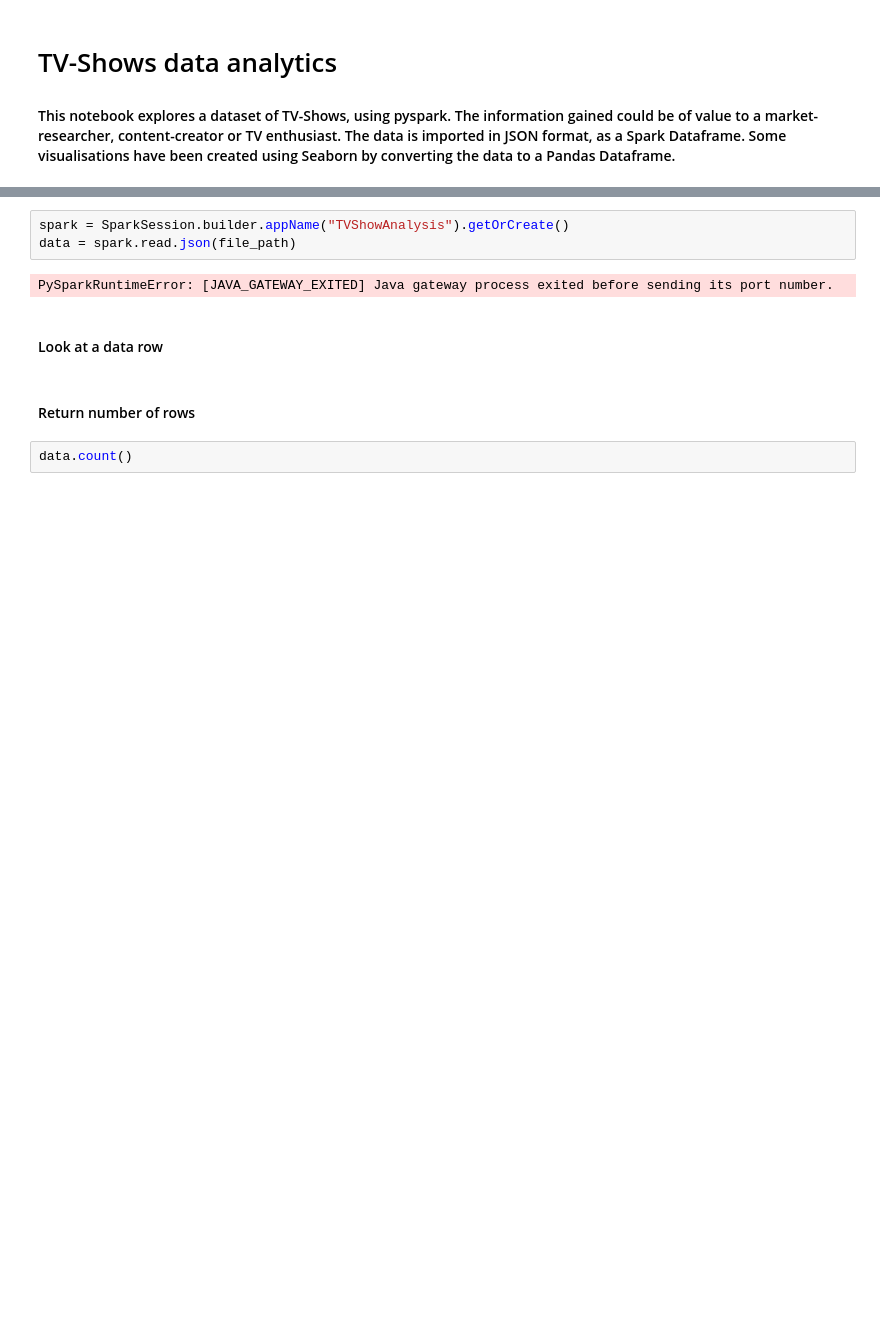
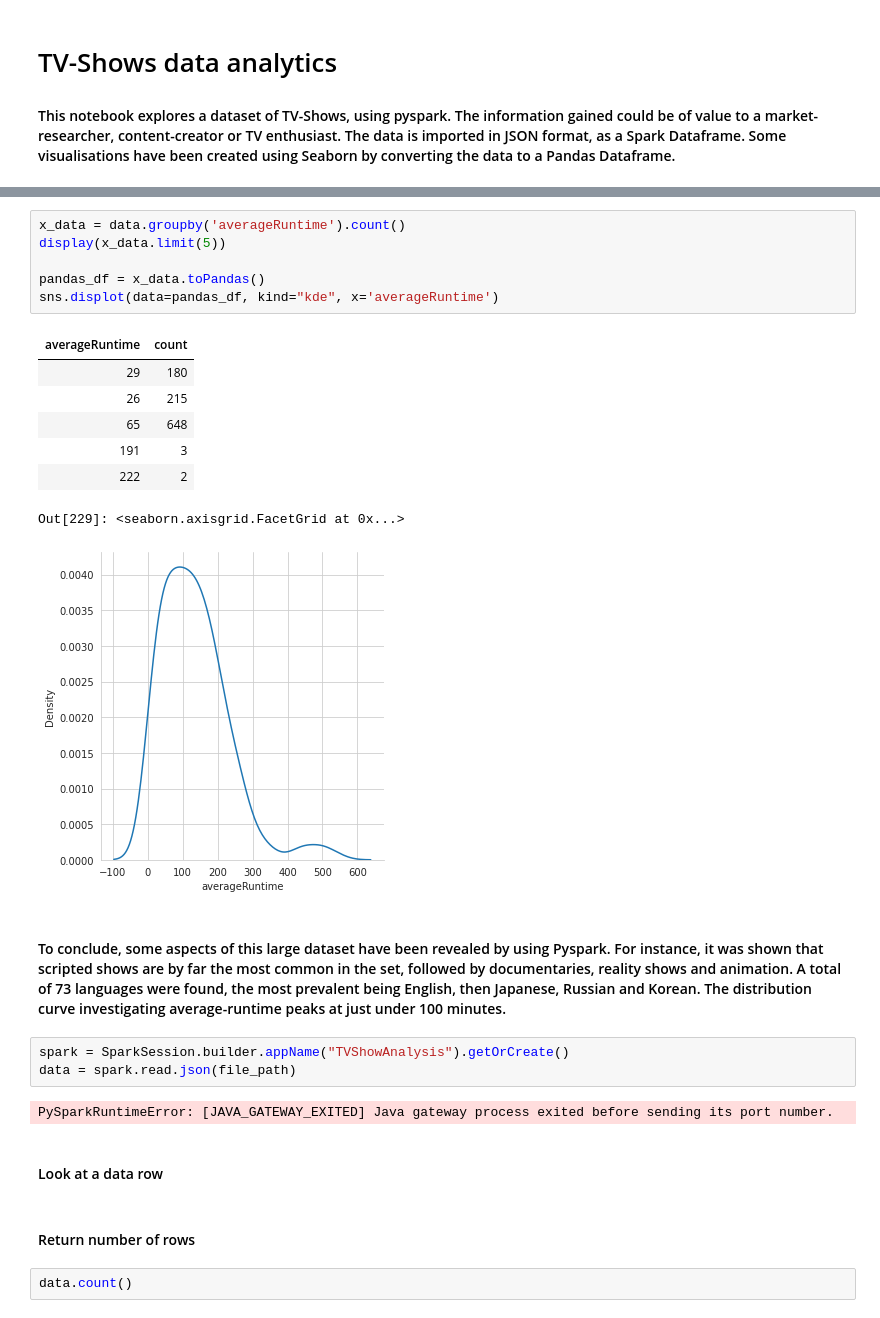
Before and after one commit to robbfox/pyspark, a Jupyter notebook: jupyter.ipynb, the cells around one changed output, grey strips where cells are left out. Drawn from its saved outputs; the diff is of its cells as text; blank space fills up the shorter version.

```diff
--- a/jupyter.ipynb
+++ b/jupyter.ipynb
@@ -11,3 +156,20 @@ import pandas as pd
+# %%
+x_data = data.groupby('averageRuntime').count()
+display(x_data.limit(5))
+
+pandas_df = x_data.toPandas()
+sns.displot(data=pandas_df, kind="kde", x='averageRuntime')
+# %% [output]
+| averageRuntime | count |
+| 29 | 180 |
+| 26 | 215 |
+| 65 | 648 |
+| 191 | 3 |
+| 222 | 2 |
+Out[229]: <seaborn.axisgrid.FacetGrid at 0x...>
+[figure, added]
+# %% [markdown]
+#### To conclude, some aspects of this large dataset have been revealed by using Pyspark. For instance, it was shown that scripted shows are by far the most common in the set, followed by documentaries, reality shows and animation. A total of 73 languages were found, the most prevalent being English, then Japanese, Russian and Korean. The distribution curve investigating average-runtime peaks at just under 100 minutes.
 # %%
 spark = SparkSession.builder.appName("TVShowAnalysis").getOrCreate()
 data = spark.read.json(file_path)
```
Also changed, not shown: parts of 22 cells of this notebook.
